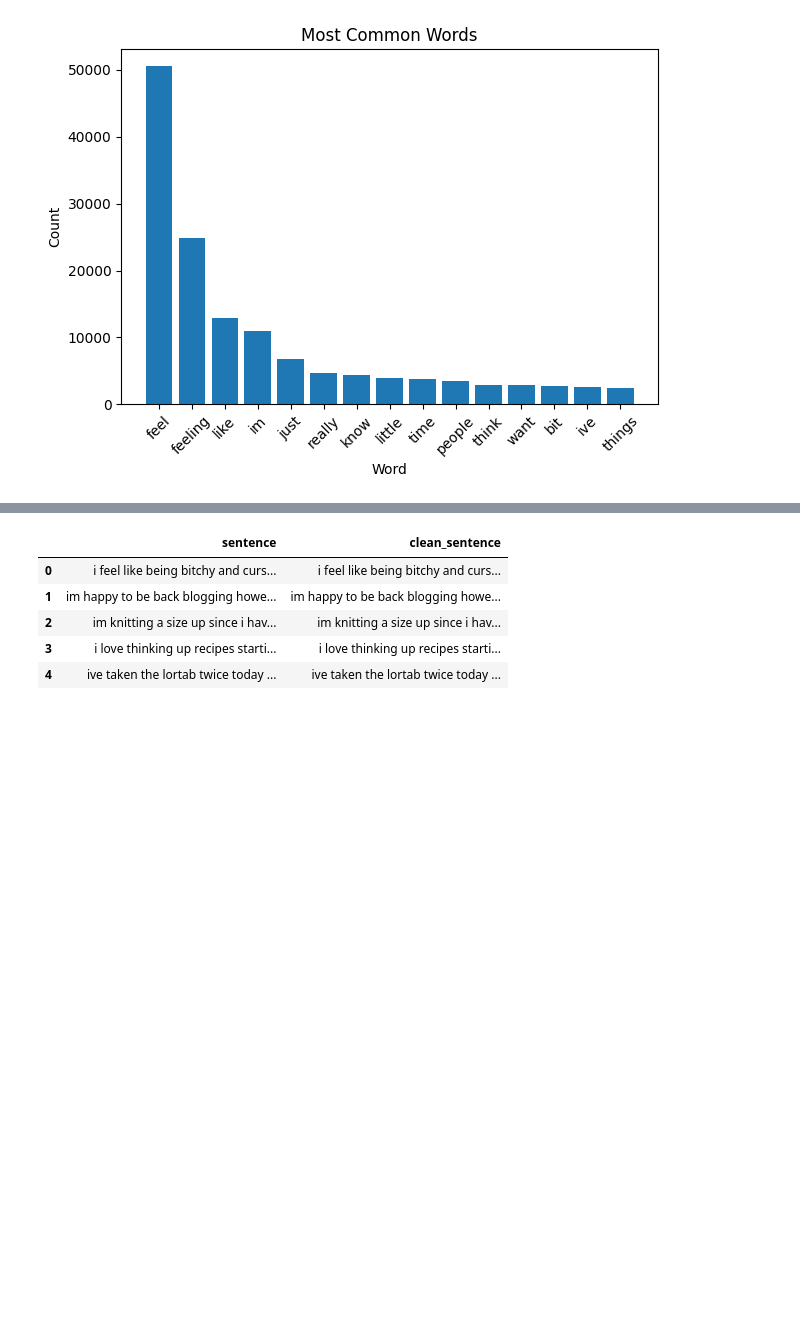
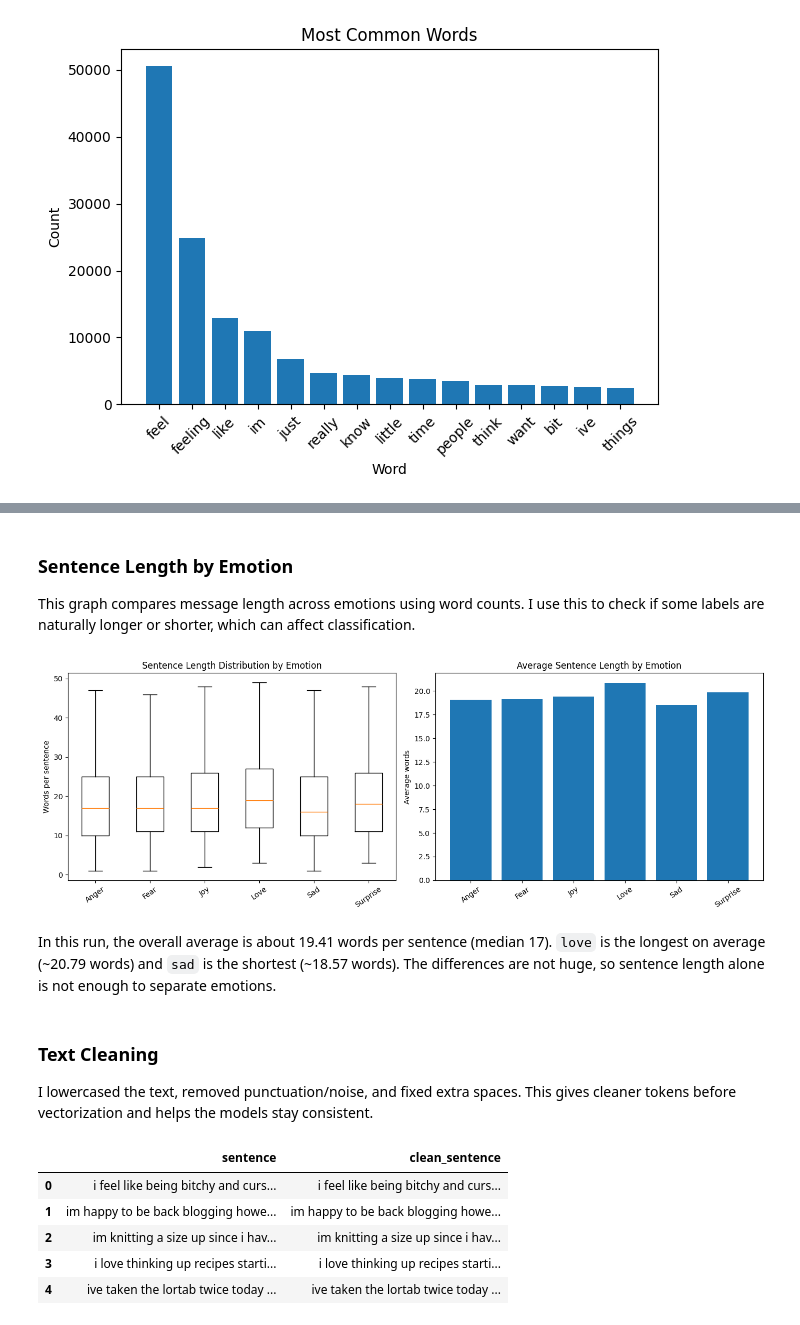
Before and after one commit to DMWWR/s4-practice-challenge, a Jupyter notebook: emotion-predictor.ipynb, the cells around one changed output, grey strips where cells are left out. Drawn from its saved outputs; the diff is of its cells as text; code cells hidden in the pictures; blank space fills up the shorter version.

```diff
--- a/emotion-predictor.ipynb
+++ b/emotion-predictor.ipynb
@@ -166,3 +256,47 @@ This makes the text more consistent for feature extraction.
+# %% [markdown]
+### Sentence Length by Emotion
+
+This graph compares message length across emotions using word counts.
+I use this to check if some labels are naturally longer or shorter, which can affect classification.
+# %%
+import matplotlib.pyplot as plt
+
+length_df = df[["emotion", "sentence"]].copy()
+length_df["word_count"] = length_df["sentence"].astype(str).str.split().str.len()
+
+emotion_order = sorted(length_df["emotion"].unique())
+box_data = [
+    length_df.loc[length_df["emotion"] == emo, "word_count"].values
+    for emo in emotion_order
+]
+
+mean_lengths = length_df.groupby("emotion")["word_count"].mean().reindex(emotion_order)
+
+fig, axes = plt.subplots(1, 2, figsize=(14, 5))
+
+axes[0].boxplot(box_data, tick_labels=[e.capitalize() for e in emotion_order], showfliers=False)
+axes[0].set_title("Sentence Length Distribution by Emotion")
+axes[0].set_ylabel("Words per sentence")
+axes[0].tick_params(axis="x", rotation=35)
+
+axes[1].bar([e.capitalize() for e in emotion_order], mean_lengths.values)
+axes[1].set_title("Average Sentence Length by Emotion")
+axes[1].set_ylabel("Average words")
+axes[1].tick_params(axis="x", rotation=35)
+
+plt.tight_layout()
+plt.show()
+# %% [output]
+[figure, added]
+# %% [markdown]
+In this run, the overall average is about 19.41 words per sentence (median 17).
+`love` is the longest on average (~20.79 words) and `sad` is the shortest (~18.57 words).
+The differences are not huge, so sentence length alone is not enough to separate emotions.
+# %% [markdown]
+### Text Cleaning
+
+I lowercased the text, removed punctuation/noise, and fixed extra spaces.
+This gives cleaner tokens before vectorization and helps the models stay consistent.
 # %%
 # Preview original vs cleaned text.
 df[["sentence", "clean_sentence"]].head()
```
Also changed, not shown: parts of 75 cells of this notebook, 2 other files.
